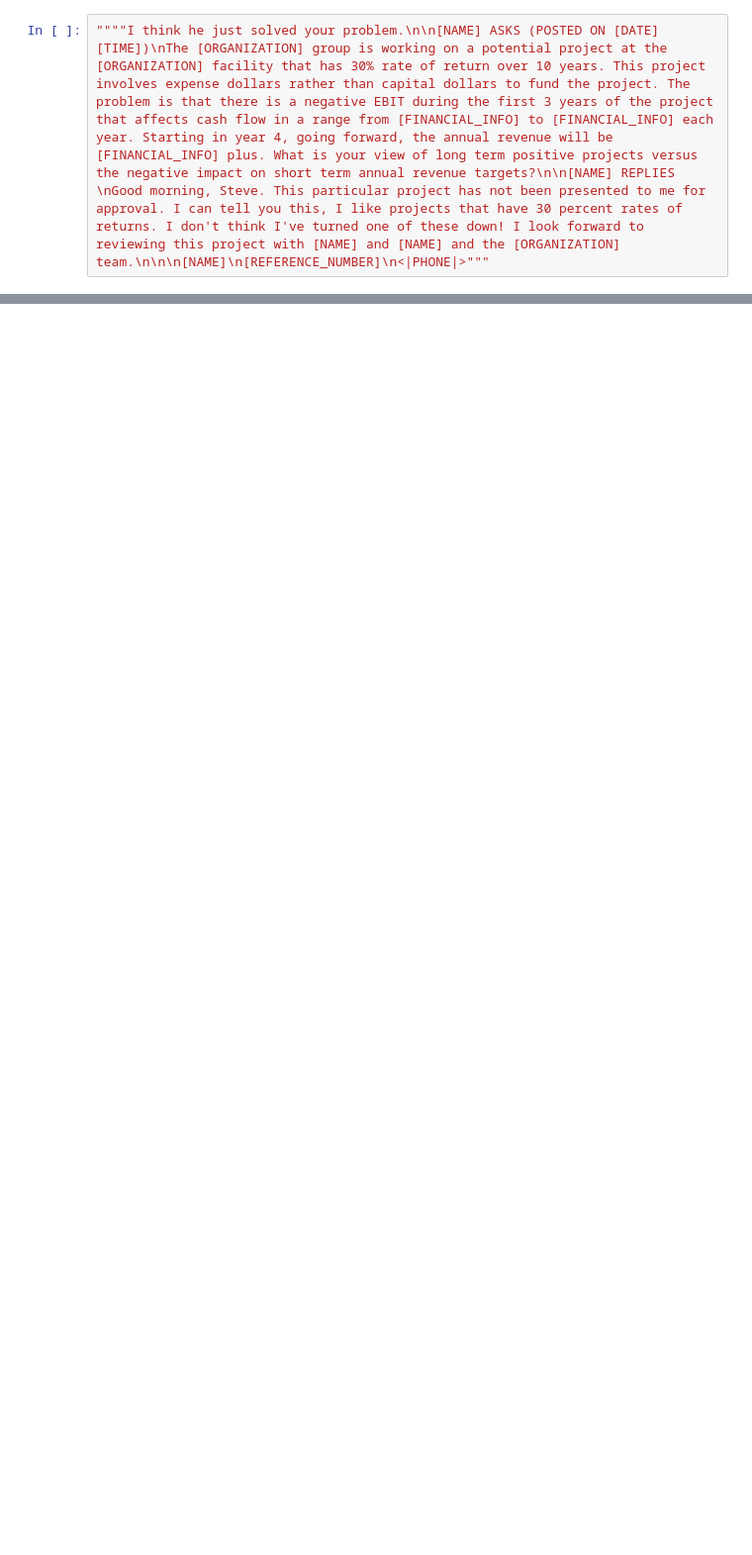
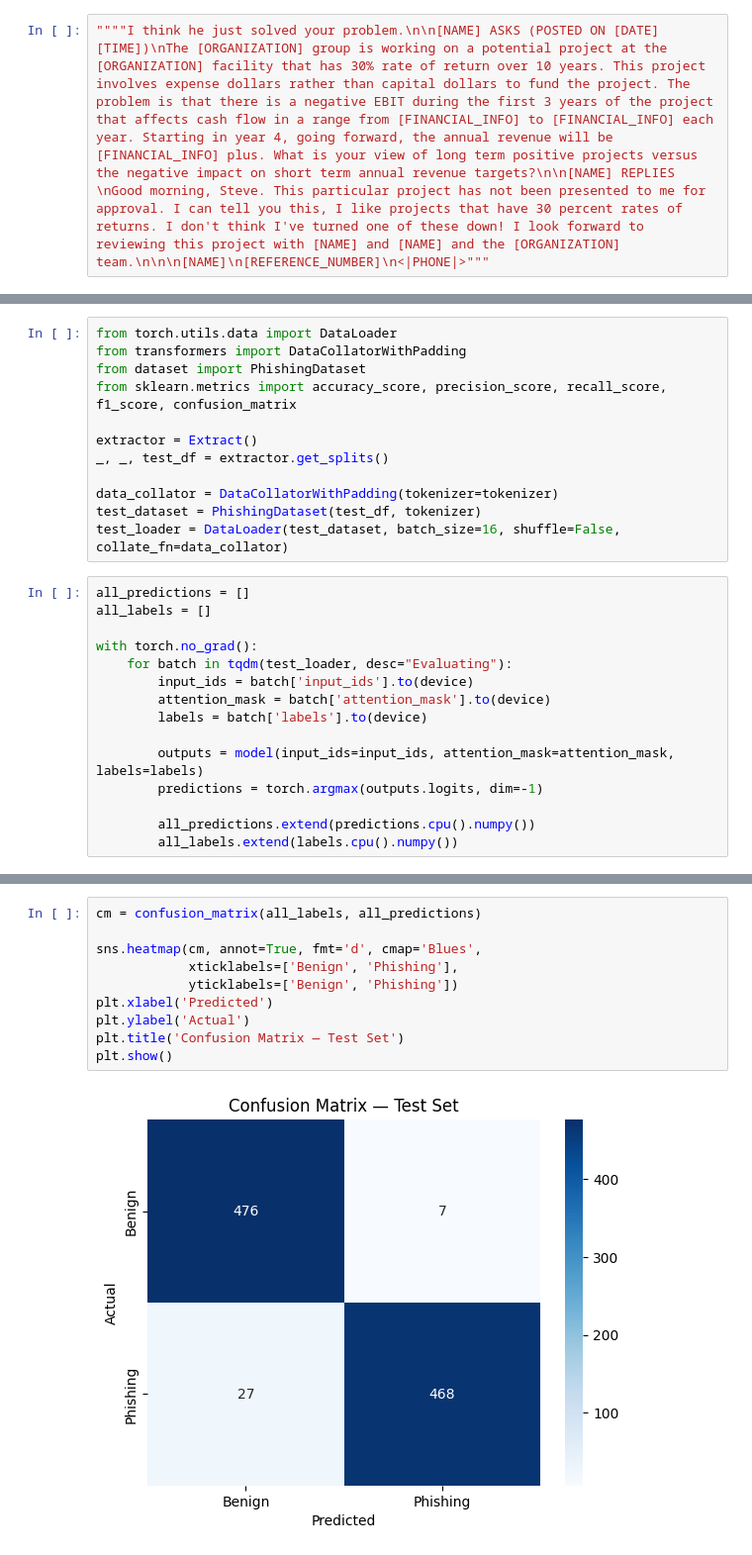
Before and after one commit to Dean-Francis/Flare, a Jupyter notebook: model/Test.ipynb, the cells around one changed output, grey strips where cells are left out. Shown at 99% size. Drawn from its saved outputs; the diff is of its cells as text; blank space fills up the shorter version.

```diff
--- a/model/Test.ipynb
+++ b/model/Test.ipynb
@@ -152,0 +153,27 @@ test_df.iloc[30]['body']
+# %%
+from torch.utils.data import DataLoader
+from transformers import DataCollatorWithPadding
+from dataset import PhishingDataset
+from sklearn.metrics import accuracy_score, precision_score, recall_score, f1_score, confusion_matrix
+
+extractor = Extract()
+_, _, test_df = extractor.get_splits()
+
+data_collator = DataCollatorWithPadding(tokenizer=tokenizer)
+test_dataset = PhishingDataset(test_df, tokenizer)
+test_loader = DataLoader(test_dataset, batch_size=16, shuffle=False, collate_fn=data_collator)
+# %%
+all_predictions = []
+all_labels = []
+
+with torch.no_grad():
+    for batch in tqdm(test_loader, desc="Evaluating"):
+        input_ids = batch['input_ids'].to(device)
+        attention_mask = batch['attention_mask'].to(device)
+        labels = batch['labels'].to(device)
+
+        outputs = model(input_ids=input_ids, attention_mask=attention_mask, labels=labels)
+        predictions = torch.argmax(outputs.logits, dim=-1)
+
+        all_predictions.extend(predictions.cpu().numpy())
+        all_labels.extend(labels.cpu().numpy())
@@ -152,0 +198,12 @@ test_df.iloc[30]['body']
+# %%
+cm = confusion_matrix(all_labels, all_predictions)
+
+sns.heatmap(cm, annot=True, fmt='d', cmap='Blues',
+            xticklabels=['Benign', 'Phishing'],
+            yticklabels=['Benign', 'Phishing'])
+plt.xlabel('Predicted')
+plt.ylabel('Actual')
+plt.title('Confusion Matrix — Test Set')
+plt.show()
+# %% [output]
+[figure, added]
```
Also changed, not shown: parts of 6 cells of this notebook, 1 other file.
